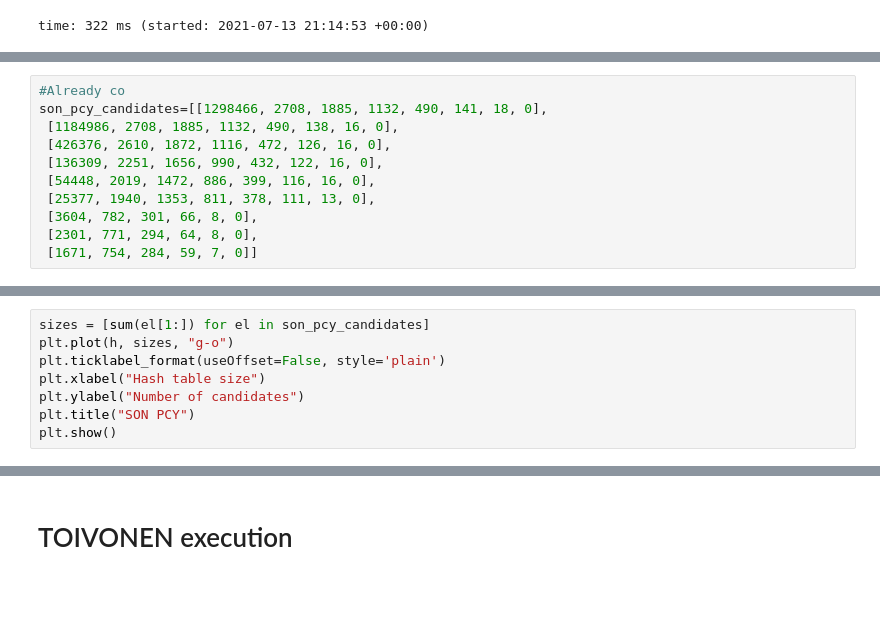
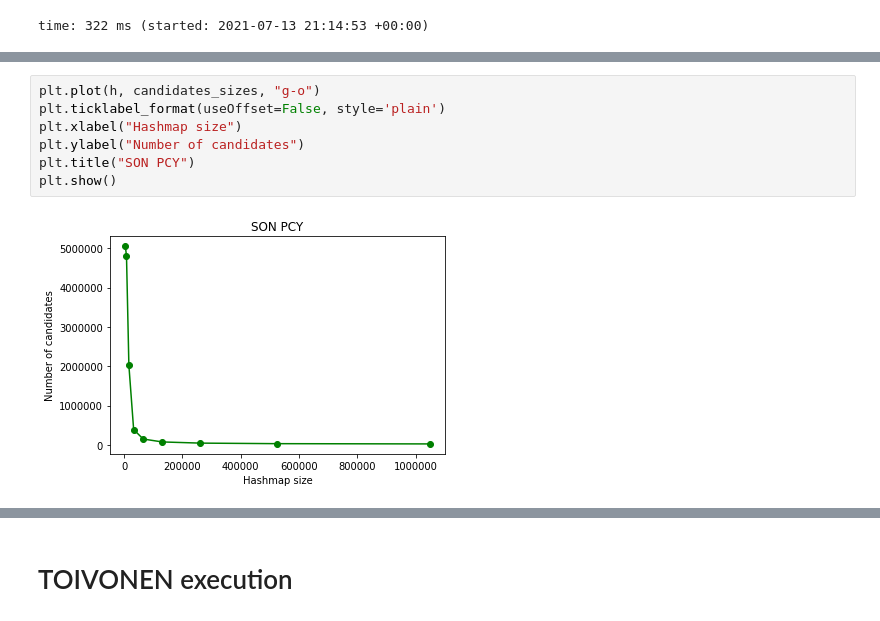
Before and after one commit to Bertonc98/ProgettoAMD, a Jupyter notebook: MarketBasketAnalysis.ipynb, the cells around one changed output, grey strips where cells are left out. Drawn from its saved outputs; the diff is of its cells as text; blank space fills up the shorter version.

```diff
--- a/MarketBasketAnalysis.ipynb
+++ b/MarketBasketAnalysis.ipynb
@@ -700,11 +648,0 @@ time: 17min 47s (started: 2021-07-16 18:20:10 +00:00)
-# %%
-#Already co
-son_pcy_candidates=[[1298466, 2708, 1885, 1132, 490, 141, 18, 0],
- [1184986, 2708, 1885, 1132, 490, 138, 16, 0],
- [426376, 2610, 1872, 1116, 472, 126, 16, 0],
- [136309, 2251, 1656, 990, 432, 122, 16, 0],
- [54448, 2019, 1472, 886, 399, 116, 16, 0],
- [25377, 1940, 1353, 811, 378, 111, 13, 0],
- [3604, 782, 301, 66, 8, 0],
- [2301, 771, 294, 64, 8, 0],
- [1671, 754, 284, 59, 7, 0]]
@@ -734,9 +751,9 @@ time: 14.6 ms (started: 2021-07-16 18:38:24 +00:00)
 # %%
-sizes = [sum(el[1:]) for el in son_pcy_candidates]
-plt.plot(h, sizes, "g-o")
+plt.plot(h, candidates_sizes, "g-o")
 plt.ticklabel_format(useOffset=False, style='plain')
-plt.xlabel("Hash table size")
+plt.xlabel("Hashmap size")
 plt.ylabel("Number of candidates")
 plt.title("SON PCY")
 plt.show()
 # %% [output]
+[figure, added]
```
Also changed, not shown: parts of 17 cells of this notebook.
